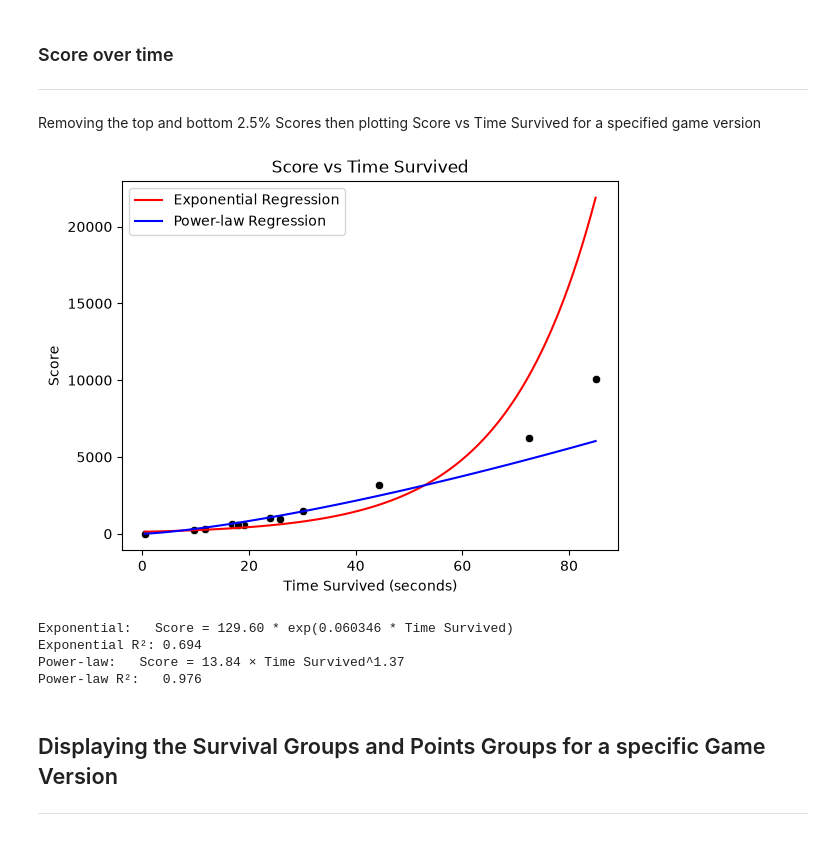
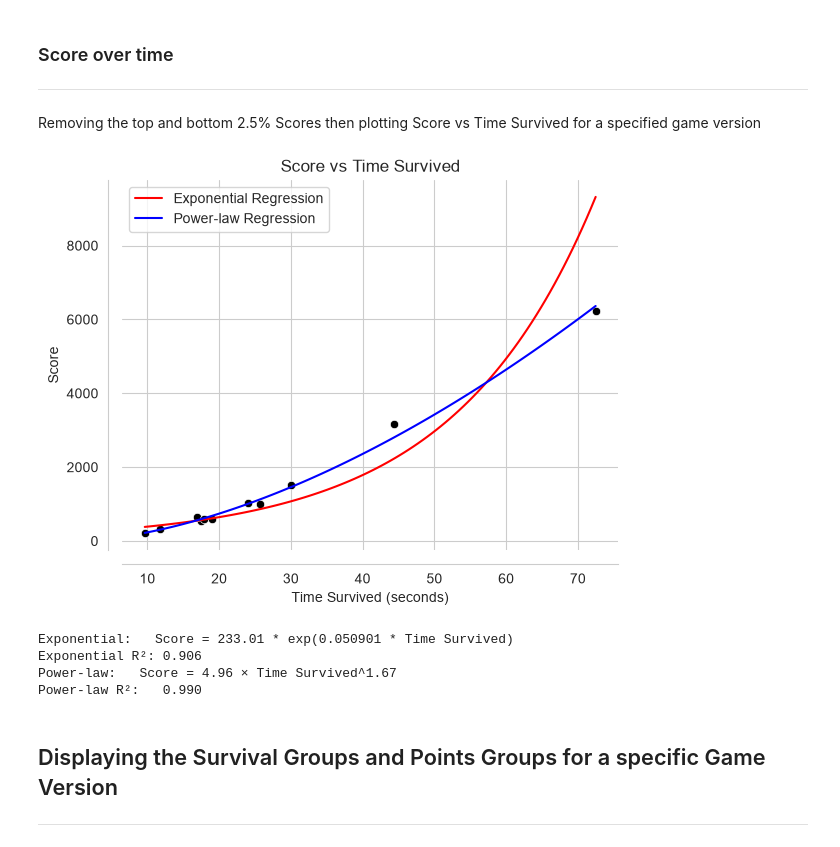
Before and after one commit to JonathanHinchliffe/CubeGame, a Jupyter notebook: Data-Visualiser.ipynb, the cells around one changed output. Cells and saved outputs as stored; diff of their text form; code cells hidden in the pictures.

Commit message:
graph style

```diff
--- a/Data-Visualiser.ipynb
+++ b/Data-Visualiser.ipynb
@@ -281,6 +281,9 @@ def score_over_time(game_version:int, remove_edges=True):
         y="Score",
         color="black"
     )
+    sns.set_style("whitegrid")
+    #sns.axes_style(style="white")
+    sns.despine(offset=10)
 
     plt.plot(
         x_fit["Time Survived"],
@@ -319,13 +322,13 @@ def score_over_time(game_version:int, remove_edges=True):
 
     print(f"Power-law R²:   {power_model.score(X_power, y_power):.3f}")
 # %%
-score_over_time(2, remove_edges=False)
+score_over_time(2)
 # %% [output]
-[figure, old version]
+[figure, new version]
-Exponential:   Score = 129.60 * exp(0.060346 * Time Survived)
-Exponential R²: 0.694
-Power-law:   Score = 13.84 × Time Survived^1.37
-Power-law R²:   0.976
+Exponential:   Score = 233.01 * exp(0.050901 * Time Survived)
+Exponential R²: 0.906
+Power-law:   Score = 4.96 × Time Survived^1.67
+Power-law R²:   0.990
 # %% [markdown]
 ## Displaying the Survival Groups and Points Groups for a specific Game Version
 <hr>
```
